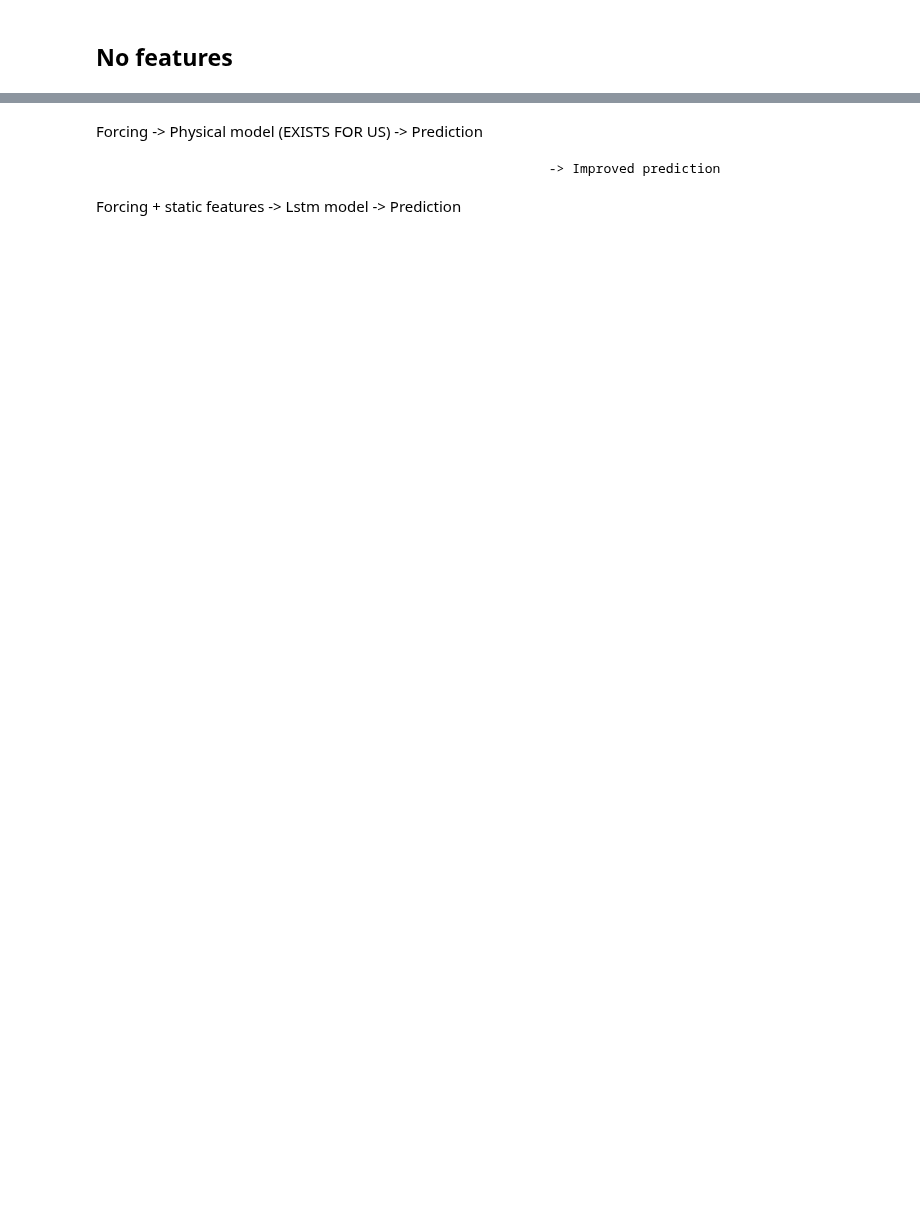
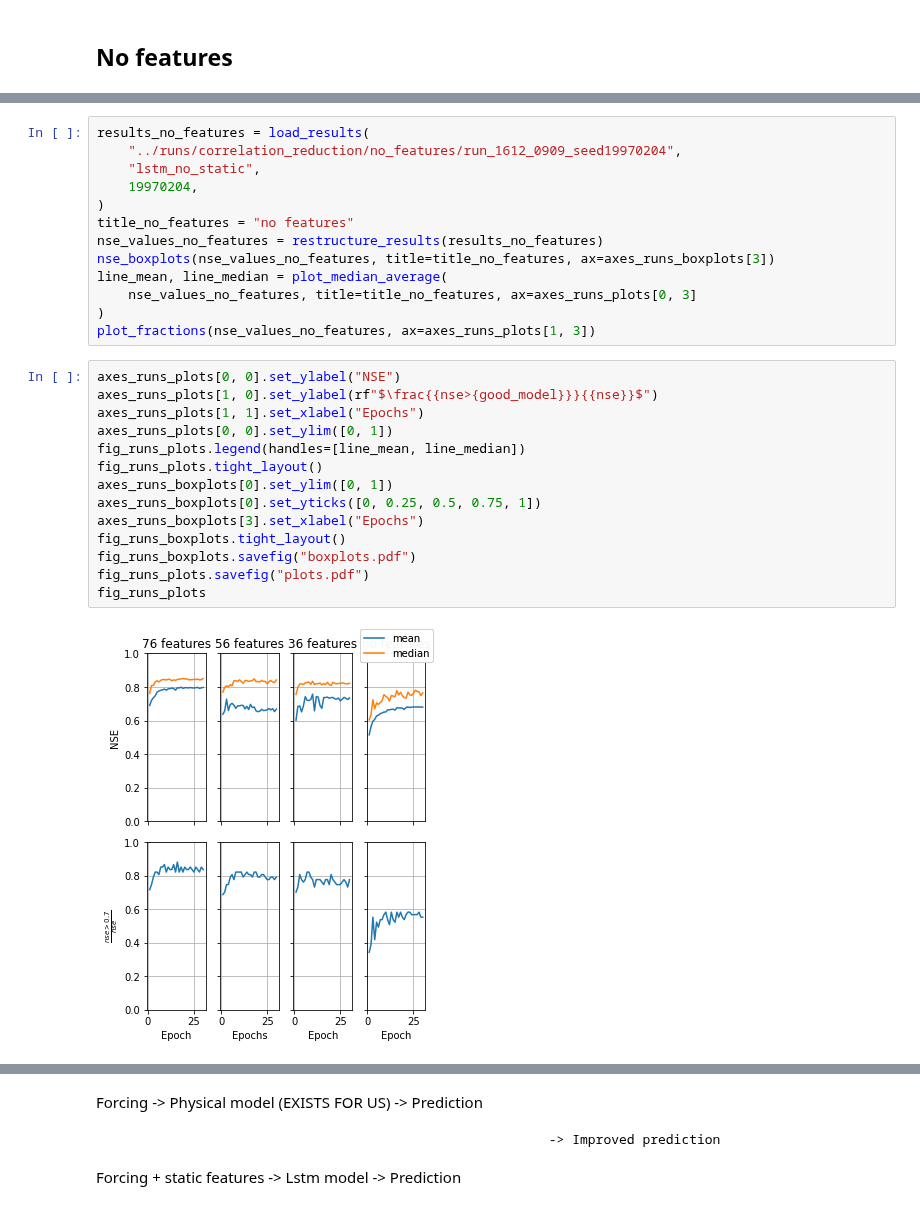
Before and after one commit to bernharl/Master-Thesis, a Jupyter notebook: notebooks/correlation_reduction.ipynb, the cells around one changed output, grey strips where cells are left out. Drawn from its saved outputs; the diff is of its cells as text; blank space fills up the shorter version.

```diff
--- a/notebooks/correlation_reduction.ipynb
+++ b/notebooks/correlation_reduction.ipynb
@@ -309,0 +287,29 @@ print(np.median(results, axis=0))
+# %%
+results_no_features = load_results(
+    "../runs/correlation_reduction/no_features/run_1612_0909_seed19970204",
+    "lstm_no_static",
+    19970204,
+)
+title_no_features = "no features"
+nse_values_no_features = restructure_results(results_no_features)
+nse_boxplots(nse_values_no_features, title=title_no_features, ax=axes_runs_boxplots[3])
+line_mean, line_median = plot_median_average(
+    nse_values_no_features, title=title_no_features, ax=axes_runs_plots[0, 3]
+)
+plot_fractions(nse_values_no_features, ax=axes_runs_plots[1, 3])
+# %%
+axes_runs_plots[0, 0].set_ylabel("NSE")
+axes_runs_plots[1, 0].set_ylabel(rf"$\frac{{nse>{good_model}}}{{nse}}$")
+axes_runs_plots[1, 1].set_xlabel("Epochs")
+axes_runs_plots[0, 0].set_ylim([0, 1])
+fig_runs_plots.legend(handles=[line_mean, line_median])
+fig_runs_plots.tight_layout()
+axes_runs_boxplots[0].set_ylim([0, 1])
+axes_runs_boxplots[0].set_yticks([0, 0.25, 0.5, 0.75, 1])
+axes_runs_boxplots[3].set_xlabel("Epochs")
+fig_runs_boxplots.tight_layout()
+fig_runs_boxplots.savefig("boxplots.pdf")
+fig_runs_plots.savefig("plots.pdf")
+fig_runs_plots
+# %% [output]
+[figure, added]
```
Also changed, not shown: parts of 9 cells of this notebook, 6 other files.
